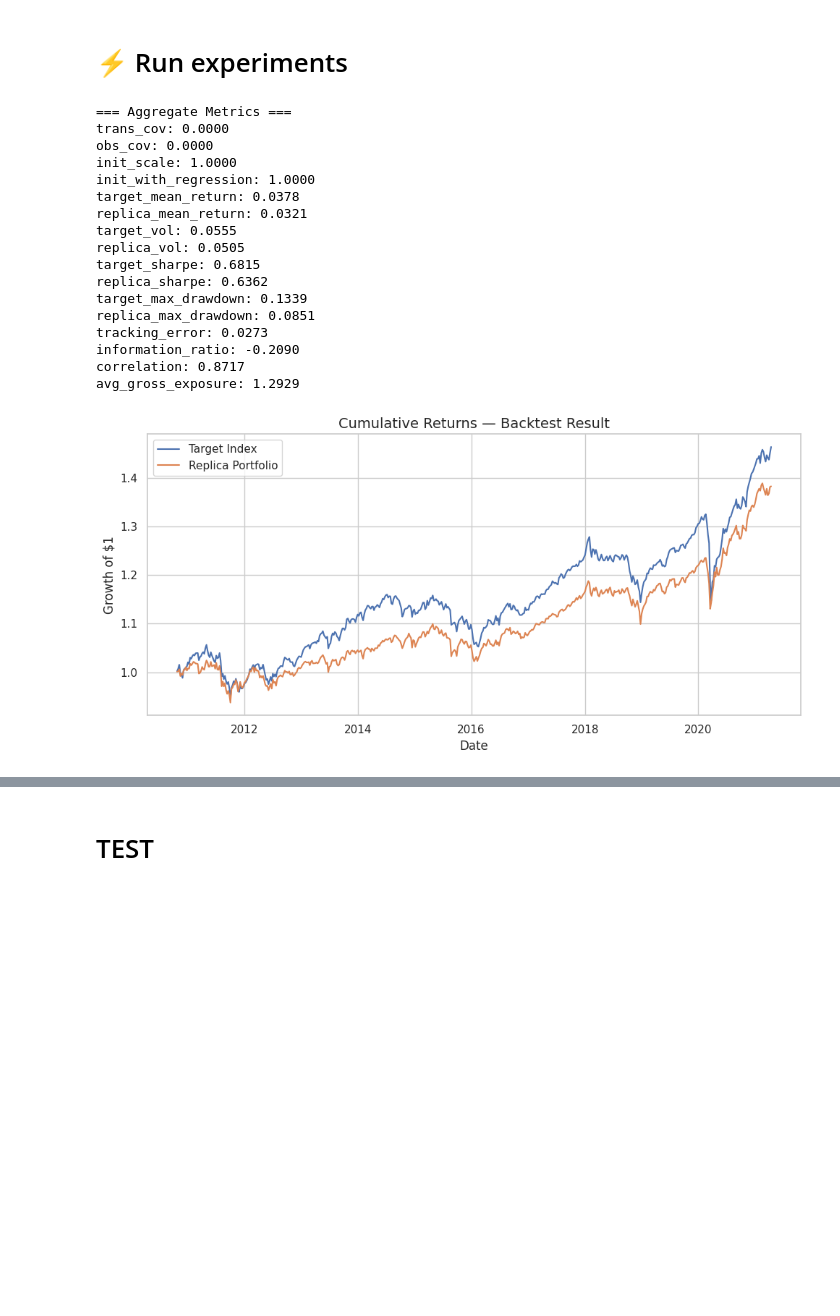
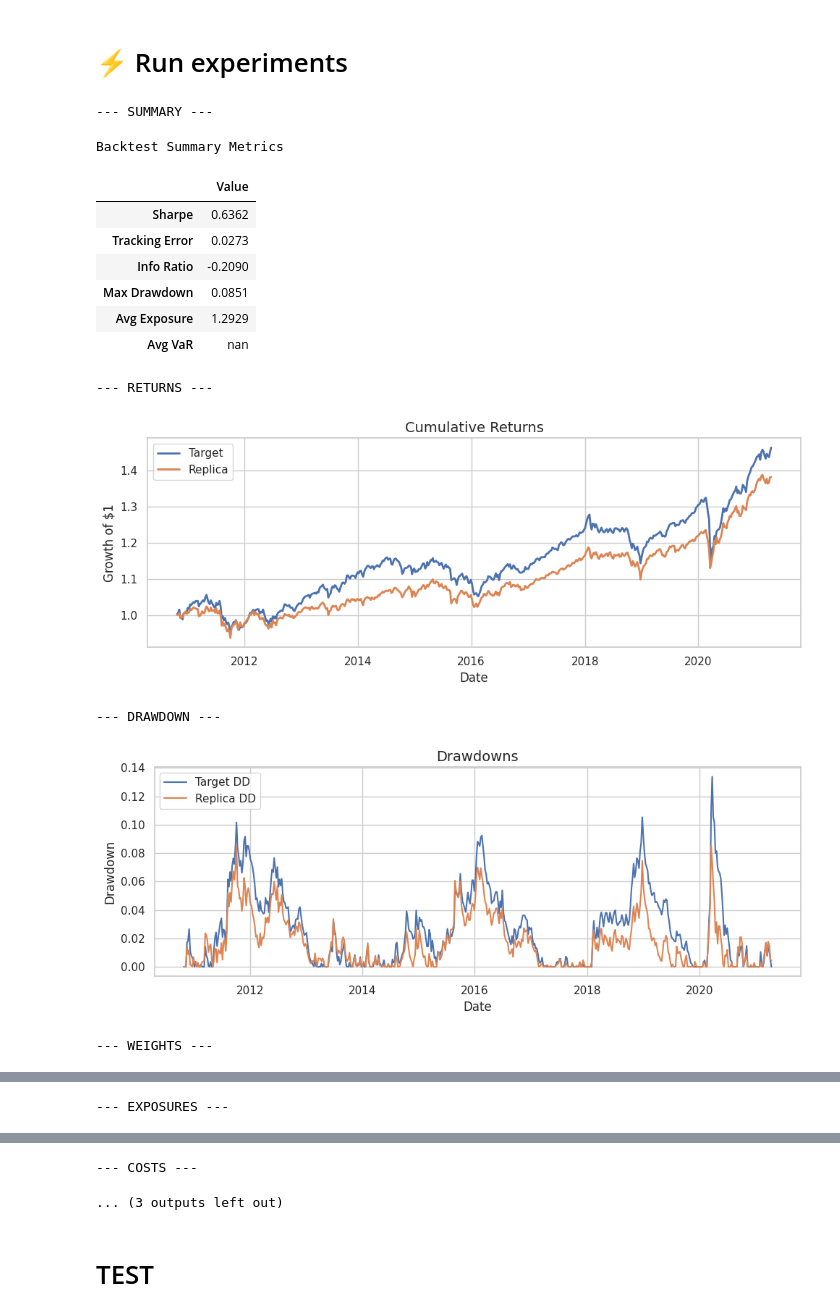
Before and after one commit to jacopo-raffaeli/portfolio-replica, a Jupyter notebook: notebooks/02_Model_Training.ipynb, the cells around one changed output, grey strips where cells are left out. Cells and saved outputs as stored; diff of their text form; code cells hidden in the pictures; blank space fills up the shorter version.

Commit message:
Add display results class

```diff
--- a/notebooks/02_Model_Training.ipynb
+++ b/notebooks/02_Model_Training.ipynb
@@ -581,22 +621 @@ def simulate_backtest_kalman(
     )
-# %%
-@dataclass
-class BacktestResult:
-    model_name: str
-    model_params: dict
-    weights_history: np.ndarray
-    gross_exposures: list
-    scale_history: list
-    replica_returns: pd.Series
-    target_returns: pd.Series
-    aggregate_metrics: dict
-    constraints_history: dict
-
-    def summary(self):
-        return {
-            'model': self.model_name,
-            'sharpe': self.aggregate_metrics.get('replica_sharpe'),
-            'IR': self.aggregate_metrics.get('information_ratio'),
-            'TE': self.aggregate_metrics.get('tracking_error'),
-            'corr': self.aggregate_metrics.get('correlation')
-        }
@@ -1113,49 +1284,46 @@ experiment_config = {
     "y": y,
 
     # === Backtest Settings ===
     "split_strategy": "sliding",
     "window":          156,
     "step":            1,
 
     # === Constraints ===
     "constraint_funcs": [
         constraint_gross_exposure,
         constraint_var_historical,
         constraint_turnover_band
     ],
     "constraint_params": {
         "constraint_gross_exposure": {},
         "constraint_var_historical": {},
         "constraint_turnover_band": {"min_turnover": 0.01, "max_turnover": 0.2}
     },
 
     # === Transaction Costs ===
     "transaction_cost_rate": 4*1e-4,
 
     # === Logging ===
     "verbose":          False,
     "save_model":       False,
     "model_save_path":  None
 }
 
 result = run_single_backtest_experiment(experiment_config)
-display_backtest_result(result)
+disp = BacktestDisplay(result)
+disp.show_all()
 # %% [output]
-=== Aggregate Metrics ===
-trans_cov: 0.0000
-obs_cov: 0.0000
-init_scale: 1.0000
-init_with_regression: 1.0000
-target_mean_return: 0.0378
-replica_mean_return: 0.0321
-target_vol: 0.0555
-replica_vol: 0.0505
-target_sharpe: 0.6815
-replica_sharpe: 0.6362
-target_max_drawdown: 0.1339
-replica_max_drawdown: 0.0851
-tracking_error: 0.0273
-information_ratio: -0.2090
-correlation: 0.8717
-avg_gross_exposure: 1.2929
+--- SUMMARY ---
+Backtest Summary Metrics
+|  | Value |
+| Sharpe | 0.6362 |
+| Tracking Error | 0.0273 |
+| Info Ratio | -0.2090 |
+| Max Drawdown | 0.0851 |
+| Avg Exposure | 1.2929 |
+| Avg VaR | nan |
+--- RETURNS ---
-[figure, old version]
+[figure, new version]
+--- DRAWDOWN ---
+[figure, added]
+--- WEIGHTS ---
@@ -1161,0 +1331 @@ avg_gross_exposure: 1.2929
+--- EXPOSURES ---
@@ -1162,3 +1333,5 @@ avg_gross_exposure: 1.2929
+--- COSTS ---
+... (3 outputs left out)
 # %% [markdown]
 # TEST
 # %% [markdown]
```
Also changed, not shown: parts of 10 cells of this notebook.
